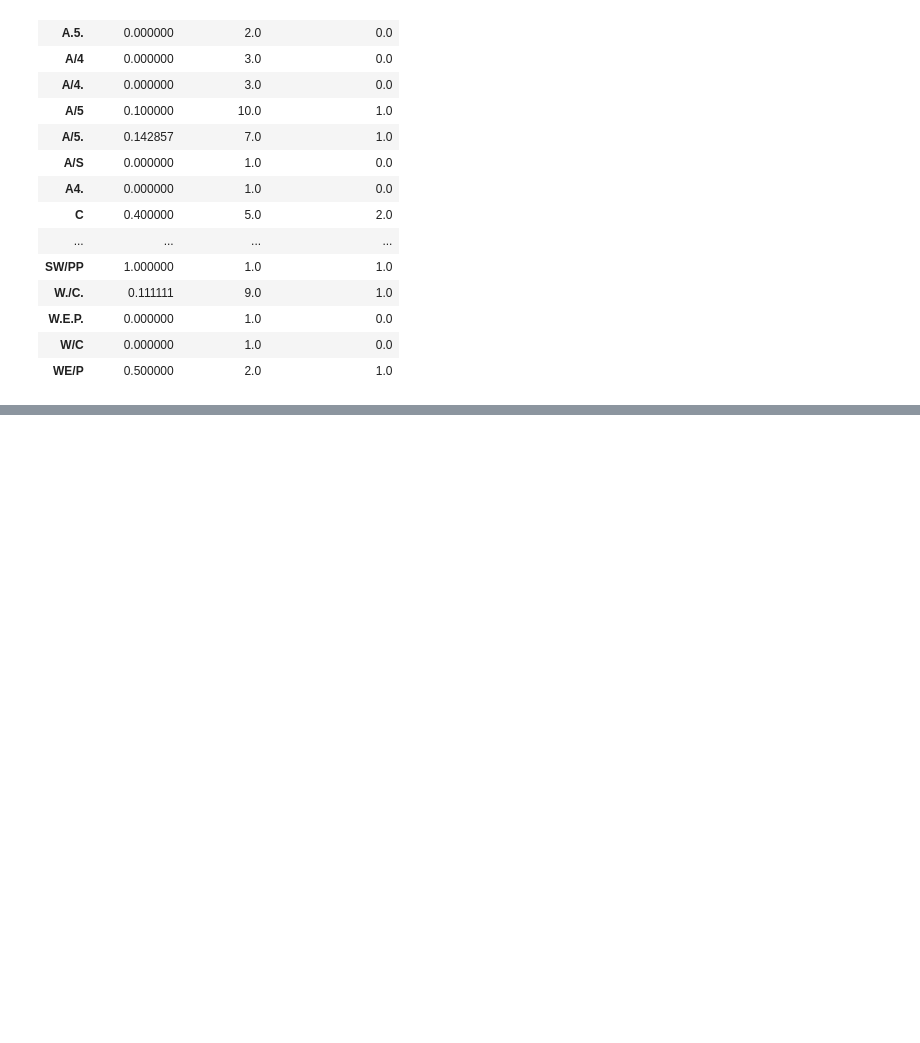
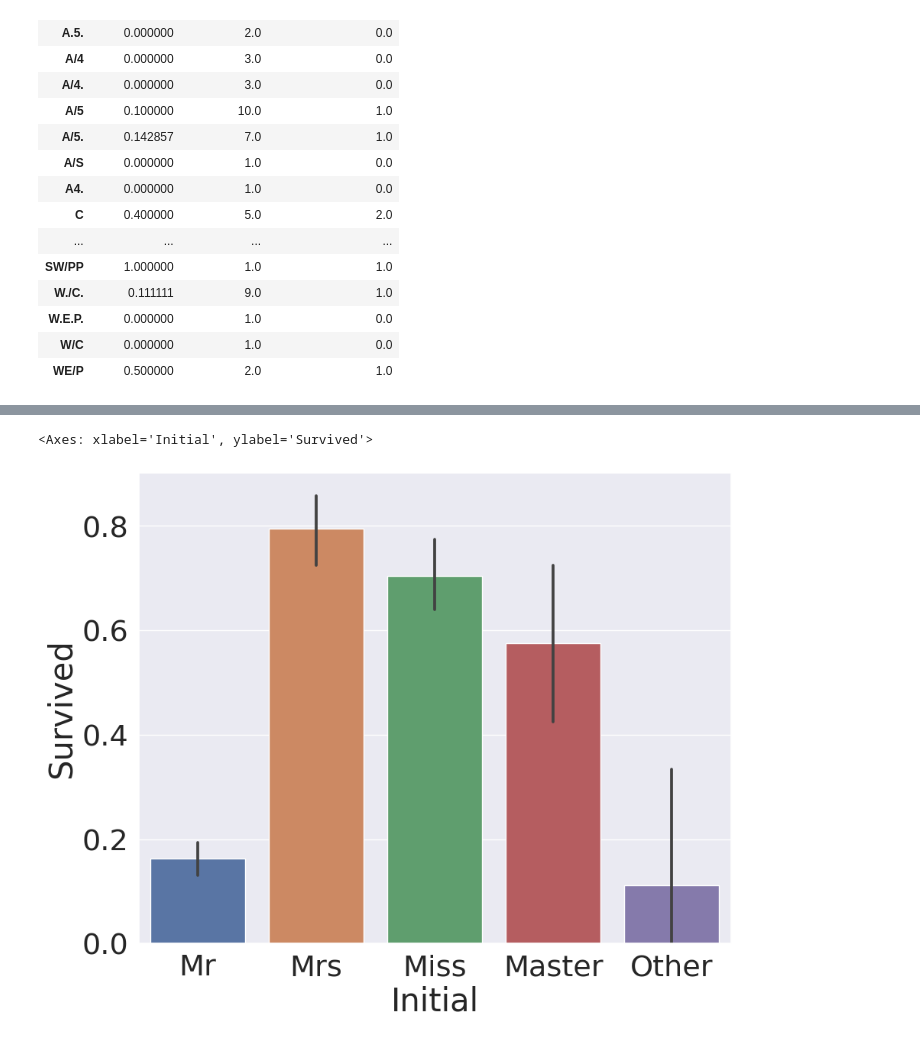
Before and after one commit to hajonghyun/kaggle_titanic_studynotes, a Jupyter notebook: titanic_survivor.ipynb, the cells around one changed output, grey strips where cells are left out. Cells and saved outputs as stored; diff of their text form; code cells hidden in the pictures; blank space fills up the shorter version.

```diff
--- a/titanic_survivor.ipynb
+++ b/titanic_survivor.ipynb
@@ -927,0 +1138,7 @@ mydf_t
+# %%
+# 튜토리얼 방법
+df_train['Initial'].replace(['Mlle','Mme','Ms','Dr','Major','Lady','Countess','Jonkheer','Col','Rev','Capt','Sir','Don', 'Dona'],
+                        ['Miss','Miss','Miss','Mr','Mr','Mrs','Mrs','Other','Other','Other','Mr','Mr','Mr', 'Mr'],inplace=True)
+
+df_test['Initial'].replace(['Mlle','Mme','Ms','Dr','Major','Lady','Countess','Jonkheer','Col','Rev','Capt','Sir','Don', 'Dona'],
+                        ['Miss','Miss','Miss','Mr','Mr','Mrs','Mrs','Other','Other','Other','Mr','Mr','Mr', 'Mr'],inplace=True)
@@ -927,0 +1156,7 @@ mydf_t
+# %%
+# Initial에 따른 생존률 barplot으로 그리기
+f,ax = plt.subplots(1,1,figsize=(10,8))
+sns.barplot(data=df_train, x='Initial', y='Survived',ax=ax)
+# %% [output]
+<Axes: xlabel='Initial', ylabel='Survived'>
+[figure, added]
```
Also changed, not shown: parts of 36 cells of this notebook.
